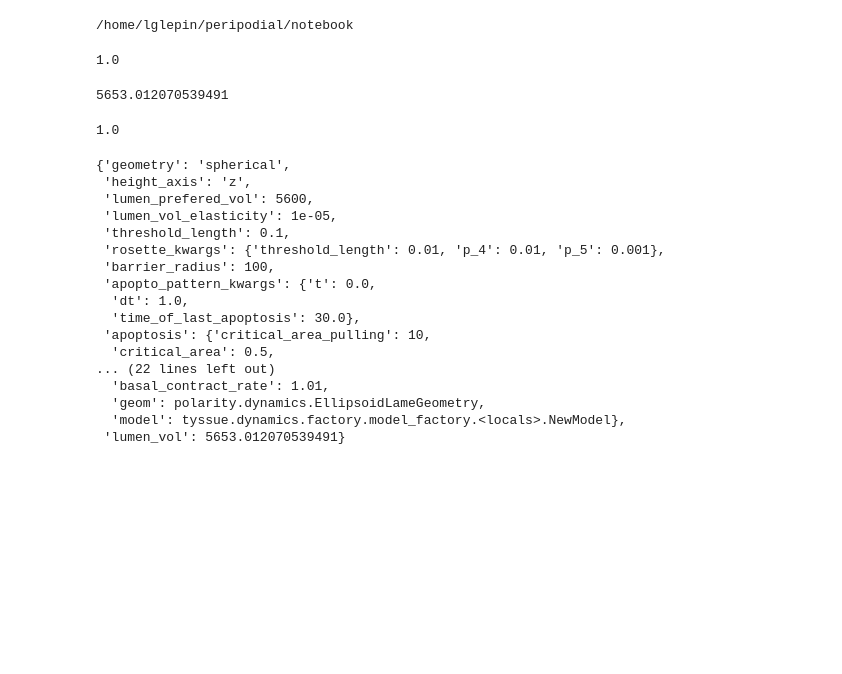
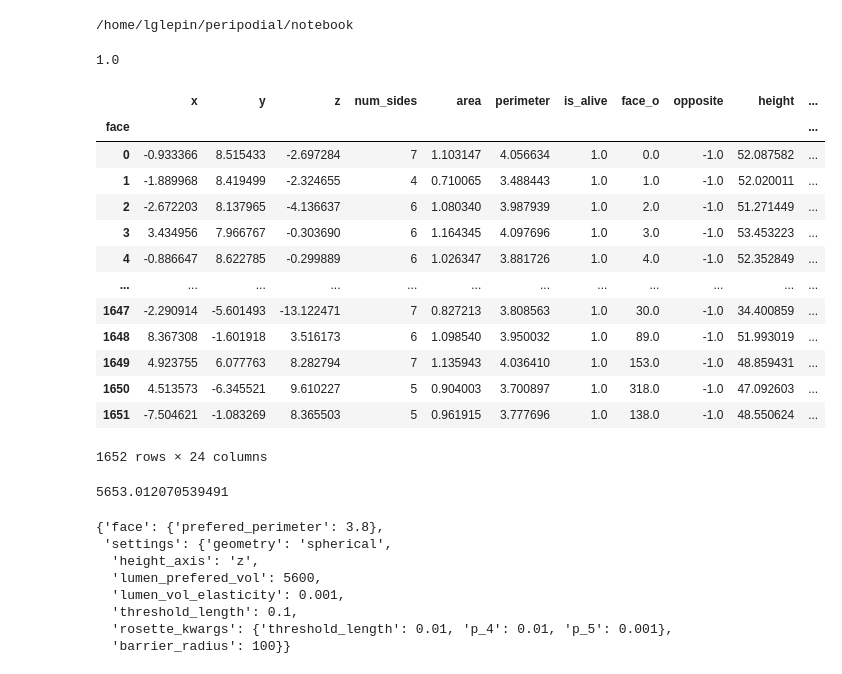
Before and after one commit to Lauragdlp/peripodial, a Jupyter notebook: notebook/lumen_elasticity.ipynb, the cells around one changed output. Drawn from its saved outputs; the diff is of its cells as text; code cells hidden in the pictures; blank space fills up the shorter version.

```diff
--- a/notebook/lumen_elasticity.ipynb
+++ b/notebook/lumen_elasticity.ipynb
@@ -61,35 +62,39 @@ sheet.face_df.prefered_perimeter = 2
+# %%
+sheet.face_df.area.mean()
+# %% [output]
+1.0
 # %%
-sheet.face_df.area.mean()
+sheet.face_df
 # %% [output]
+|  | x | y | z | num_sides | area | perimeter | is_alive | face_o | opposite | height | ... |
+| face |  |  |  |  |  |  |  |  |  |  | ... |
+| 0 | -0.933366 | 8.515433 | -2.697284 | 7 | 1.103147 | 4.056634 | 1.0 | 0.0 | -1.0 | 52.087582 | ... |
+| 1 | -1.889968 | 8.419499 | -2.324655 | 4 | 0.710065 | 3.488443 | 1.0 | 1.0 | -1.0 | 52.020011 | ... |
+| 2 | -2.672203 | 8.137965 | -4.136637 | 6 | 1.080340 | 3.987939 | 1.0 | 2.0 | -1.0 | 51.271449 | ... |
+| 3 | 3.434956 | 7.966767 | -0.303690 | 6 | 1.164345 | 4.097696 | 1.0 | 3.0 | -1.0 | 53.453223 | ... |
+| 4 | -0.886647 | 8.622785 | -0.299889 | 6 | 1.026347 | 3.881726 | 1.0 | 4.0 | -1.0 | 52.352849 | ... |
+| ... | ... | ... | ... | ... | ... | ... | ... | ... | ... | ... | ... |
+| 1647 | -2.290914 | -5.601493 | -13.122471 | 7 | 0.827213 | 3.808563 | 1.0 | 30.0 | -1.0 | 34.400859 | ... |
+| 1648 | 8.367308 | -1.601918 | 3.516173 | 6 | 1.098540 | 3.950032 | 1.0 | 89.0 | -1.0 | 51.993019 | ... |
+| 1649 | 4.923755 | 6.077763 | 8.282794 | 7 | 1.135943 | 4.036410 | 1.0 | 153.0 | -1.0 | 48.859431 | ... |
+| 1650 | 4.513573 | -6.345521 | 9.610227 | 5 | 0.904003 | 3.700897 | 1.0 | 318.0 | -1.0 | 47.092603 | ... |
+| 1651 | -7.504621 | -1.083269 | 8.365503 | 5 | 0.961915 | 3.777696 | 1.0 | 138.0 | -1.0 | 48.550624 | ... |
-1.0
+1652 rows × 24 columns
 # %%
 sheet.settings["lumen_vol"]
 # %% [output]
 5653.012070539491
-# %%
-sheet.specs["face"]["area"]
-# %% [output]
-1.0
 # %%
-sheet.settings
+specs
 # %% [output]
-{'geometry': 'spherical',
- 'height_axis': 'z',
- 'lumen_prefered_vol': 5600,
- 'lumen_vol_elasticity': 1e-05,
- 'threshold_length': 0.1,
- 'rosette_kwargs': {'threshold_length': 0.01, 'p_4': 0.01, 'p_5': 0.001},
- 'barrier_radius': 100,
- 'apopto_pattern_kwargs': {'t': 0.0,
-  'dt': 1.0,
-  'time_of_last_apoptosis': 30.0},
- 'apoptosis': {'critical_area_pulling': 10,
-  'critical_area': 0.5,
-... (22 lines left out)
-  'basal_contract_rate': 1.01,
-  'geom': polarity.dynamics.EllipsoidLameGeometry,
-  'model': tyssue.dynamics.factory.model_factory.<locals>.NewModel},
- 'lumen_vol': 5653.012070539491}
+{'face': {'prefered_perimeter': 3.8},
+ 'settings': {'geometry': 'spherical',
+  'height_axis': 'z',
+  'lumen_prefered_vol': 5600,
+  'lumen_vol_elasticity': 0.001,
+  'threshold_length': 0.1,
+  'rosette_kwargs': {'threshold_length': 0.01, 'p_4': 0.01, 'p_5': 0.001},
+  'barrier_radius': 100}}
 # %%
 elasticity_values = []
 lumen_volume_values = []
```
Also changed, not shown: parts of 18 cells of this notebook, 21 other files.
